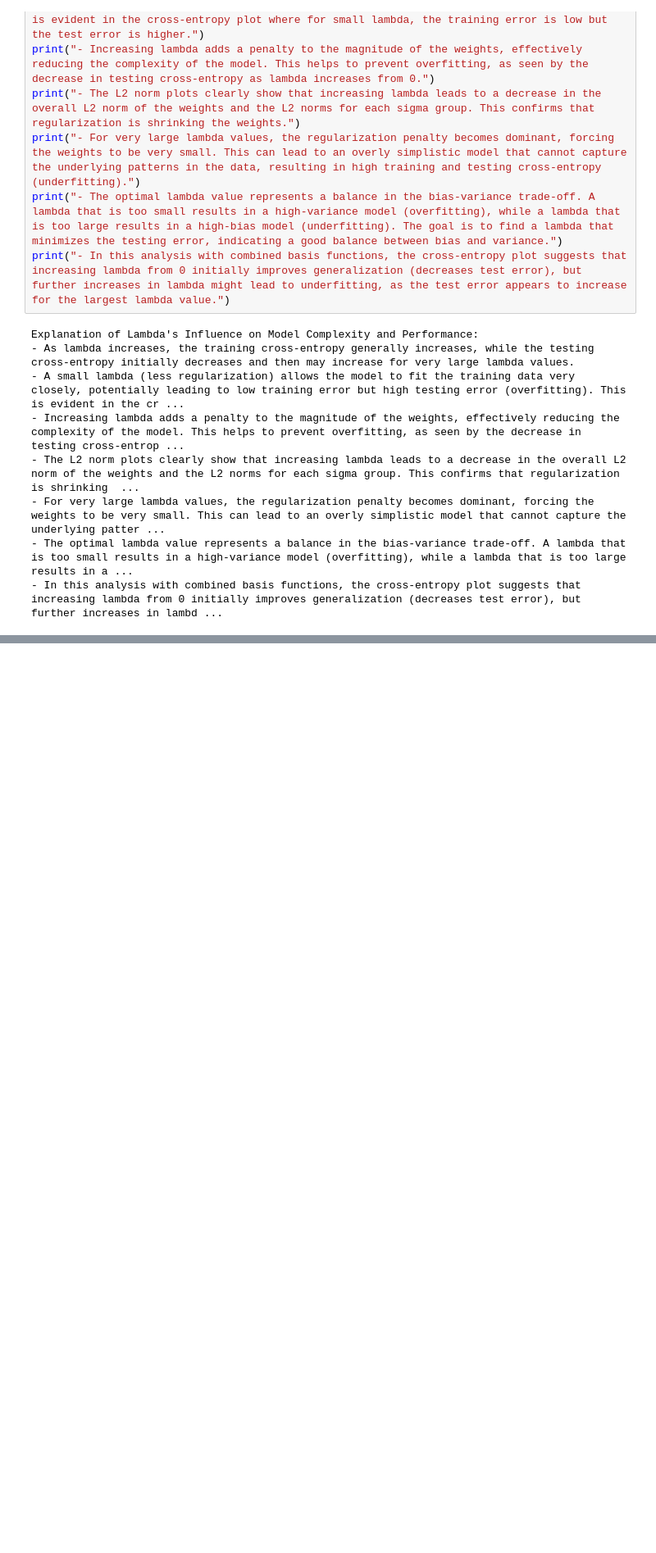
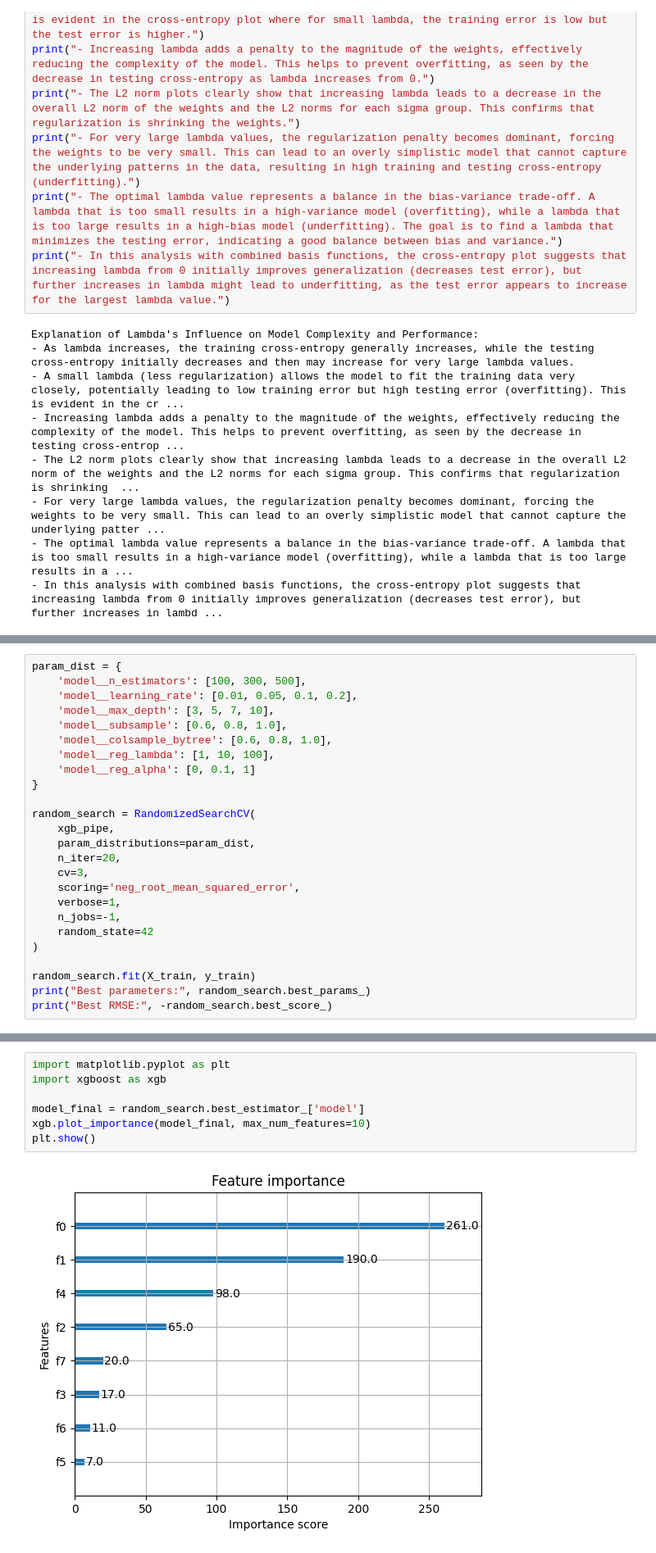
Before and after one commit to ramakrishnabhavana/Bhavana-sML, a Jupyter notebook: ML_assignment.ipynb, the cells around one changed output, grey strips where cells are left out. Shown at 82% size. Drawn from its saved outputs; the diff is of its cells as text; blank space fills up the shorter version.

```diff
--- a/ML_assignment.ipynb
+++ b/ML_assignment.ipynb
@@ -651,0 +782,25 @@ Explanation of Lambda's Influence on Model Complexity and Performance:
+# %%
+param_dist = {
+    'model__n_estimators': [100, 300, 500],
+    'model__learning_rate': [0.01, 0.05, 0.1, 0.2],
+    'model__max_depth': [3, 5, 7, 10],
+    'model__subsample': [0.6, 0.8, 1.0],
+    'model__colsample_bytree': [0.6, 0.8, 1.0],
+    'model__reg_lambda': [1, 10, 100],
+    'model__reg_alpha': [0, 0.1, 1]
+}
+
+random_search = RandomizedSearchCV(
+    xgb_pipe,
+    param_distributions=param_dist,
+    n_iter=20,
+    cv=3,
+    scoring='neg_root_mean_squared_error',
+    verbose=1,
+    n_jobs=-1,
+    random_state=42
+)
+
+random_search.fit(X_train, y_train)
+print("Best parameters:", random_search.best_params_)
+print("Best RMSE:", -random_search.best_score_)
@@ -651,0 +861,9 @@ Explanation of Lambda's Influence on Model Complexity and Performance:
+# %%
+import matplotlib.pyplot as plt
+import xgboost as xgb
+
+model_final = random_search.best_estimator_['model']
+xgb.plot_importance(model_final, max_num_features=10)
+plt.show()
+# %% [output]
+[figure, added]
```
Also changed, not shown: parts of 21 cells of this notebook.
